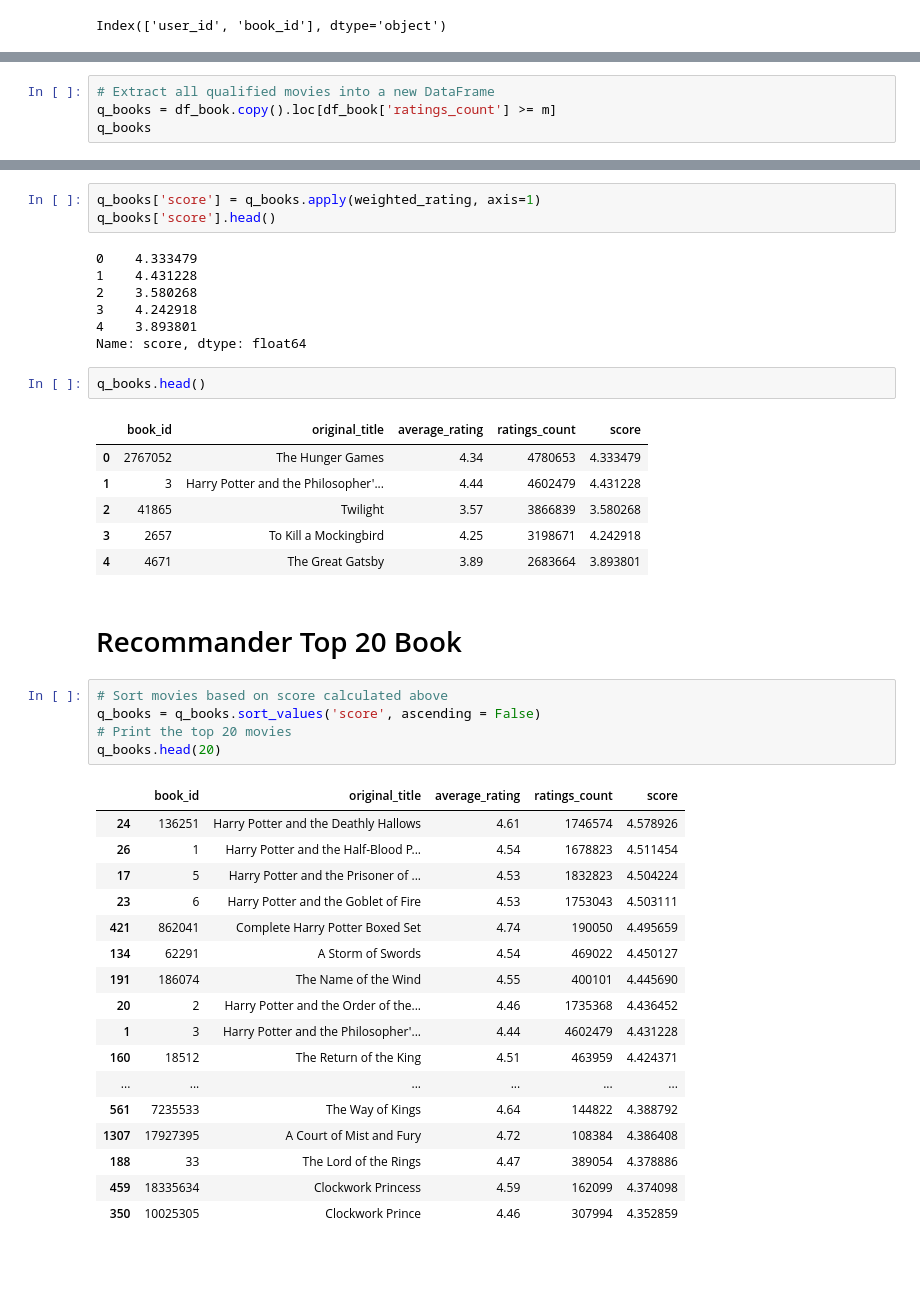
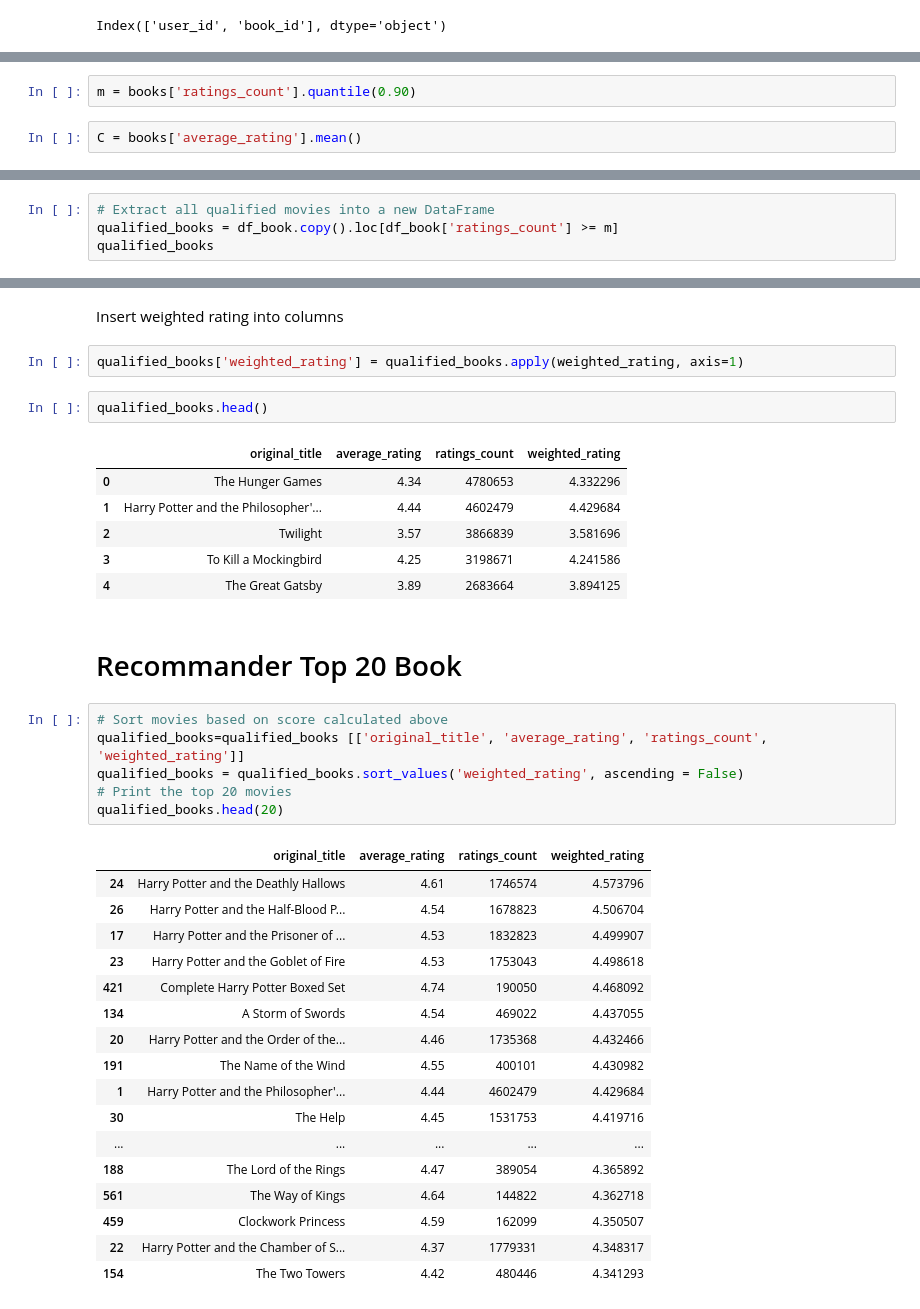
Before and after one commit to frank1176/AI_assignment, a Jupyter notebook: Simple/Simple.ipynb, the cells around one changed output, grey strips where cells are left out. Cells and saved outputs as stored; diff of their text form; blank space fills up the shorter version.

```diff
--- a/Simple/Simple.ipynb
+++ b/Simple/Simple.ipynb
@@ -140,0 +225,4 @@ m
+# %%
+m = books['ratings_count'].quantile(0.90)
+# %%
+C = books['average_rating'].mean()
@@ -141,5 +244,5 @@ m
 # %%
 # Extract all qualified movies into a new DataFrame
-q_books = df_book.copy().loc[df_book['ratings_count'] >= m]
-q_books
+qualified_books = df_book.copy().loc[df_book['ratings_count'] >= m]
+qualified_books
 # %% [output]
@@ -182,44 +266,39 @@ def weighted_rating(x, m = m, C = C):
+# %% [markdown]
+Insert weighted rating into columns
 # %%
-q_books['score'] = q_books.apply(weighted_rating, axis=1)
-q_books['score'].head()
+qualified_books['weighted_rating'] = qualified_books.apply(weighted_rating, axis=1)
-# %% [output]
-0    4.333479
-1    4.431228
-2    3.580268
-3    4.242918
-4    3.893801
-Name: score, dtype: float64
 # %%
-q_books.head()
+qualified_books.head()
 # %% [output]
-|  | book_id | original_title | average_rating | ratings_count | score |
-| 0 | 2767052 | The Hunger Games | 4.34 | 4780653 | 4.333479 |
-| 1 | 3 | Harry Potter and the Philosopher'... | 4.44 | 4602479 | 4.431228 |
-| 2 | 41865 | Twilight | 3.57 | 3866839 | 3.580268 |
-| 3 | 2657 | To Kill a Mockingbird | 4.25 | 3198671 | 4.242918 |
-| 4 | 4671 | The Great Gatsby | 3.89 | 2683664 | 3.893801 |
+|  | original_title | average_rating | ratings_count | weighted_rating |
+| 0 | The Hunger Games | 4.34 | 4780653 | 4.332296 |
+| 1 | Harry Potter and the Philosopher'... | 4.44 | 4602479 | 4.429684 |
+| 2 | Twilight | 3.57 | 3866839 | 3.581696 |
+| 3 | To Kill a Mockingbird | 4.25 | 3198671 | 4.241586 |
+| 4 | The Great Gatsby | 3.89 | 2683664 | 3.894125 |
 # %% [markdown]
 # Recommander Top 20 Book
 # %%
 # Sort movies based on score calculated above
-q_books = q_books.sort_values('score', ascending = False)
+qualified_books=qualified_books [['original_title', 'average_rating', 'ratings_count', 'weighted_rating']]
+qualified_books = qualified_books.sort_values('weighted_rating', ascending = False)
 # Print the top 20 movies
-q_books.head(20)
+qualified_books.head(20)
 # %% [output]
-|  | book_id | original_title | average_rating | ratings_count | score |
-| 24 | 136251 | Harry Potter and the Deathly Hallows | 4.61 | 1746574 | 4.578926 |
-| 26 | 1 | Harry Potter and the Half-Blood P... | 4.54 | 1678823 | 4.511454 |
-| 17 | 5 | Harry Potter and the Prisoner of ... | 4.53 | 1832823 | 4.504224 |
-| 23 | 6 | Harry Potter and the Goblet of Fire | 4.53 | 1753043 | 4.503111 |
-| 421 | 862041 | Complete Harry Potter Boxed Set | 4.74 | 190050 | 4.495659 |
-| 134 | 62291 | A Storm of Swords | 4.54 | 469022 | 4.450127 |
-| 191 | 186074 | The Name of the Wind | 4.55 | 400101 | 4.445690 |
-| 20 | 2 | Harry Potter and the Order of the... | 4.46 | 1735368 | 4.436452 |
-| 1 | 3 | Harry Potter and the Philosopher'... | 4.44 | 4602479 | 4.431228 |
-| 160 | 18512 | The Return of the King | 4.51 | 463959 | 4.424371 |
-| ... | ... | ... | ... | ... | ... |
-| 561 | 7235533 | The Way of Kings | 4.64 | 144822 | 4.388792 |
-| 1307 | 17927395 | A Court of Mist and Fury | 4.72 | 108384 | 4.386408 |
-| 188 | 33 | The Lord of the Rings | 4.47 | 389054 | 4.378886 |
-| 459 | 18335634 | Clockwork Princess | 4.59 | 162099 | 4.374098 |
-| 350 | 10025305 | Clockwork Prince | 4.46 | 307994 | 4.352859 |
+|  | original_title | average_rating | ratings_count | weighted_rating |
+| 24 | Harry Potter and the Deathly Hallows | 4.61 | 1746574 | 4.573796 |
+| 26 | Harry Potter and the Half-Blood P... | 4.54 | 1678823 | 4.506704 |
+| 17 | Harry Potter and the Prisoner of ... | 4.53 | 1832823 | 4.499907 |
+| 23 | Harry Potter and the Goblet of Fire | 4.53 | 1753043 | 4.498618 |
+| 421 | Complete Harry Potter Boxed Set | 4.74 | 190050 | 4.468092 |
+| 134 | A Storm of Swords | 4.54 | 469022 | 4.437055 |
+| 20 | Harry Potter and the Order of the... | 4.46 | 1735368 | 4.432466 |
+| 191 | The Name of the Wind | 4.55 | 400101 | 4.430982 |
+| 1 | Harry Potter and the Philosopher'... | 4.44 | 4602479 | 4.429684 |
+| 30 | The Help | 4.45 | 1531753 | 4.419716 |
+| ... | ... | ... | ... | ... |
+| 188 | The Lord of the Rings | 4.47 | 389054 | 4.365892 |
+| 561 | The Way of Kings | 4.64 | 144822 | 4.362718 |
+| 459 | Clockwork Princess | 4.59 | 162099 | 4.350507 |
+| 22 | Harry Potter and the Chamber of S... | 4.37 | 1779331 | 4.348317 |
+| 154 | The Two Towers | 4.42 | 480446 | 4.341293 |
```
Also changed, not shown: parts of 48 cells of this notebook.
